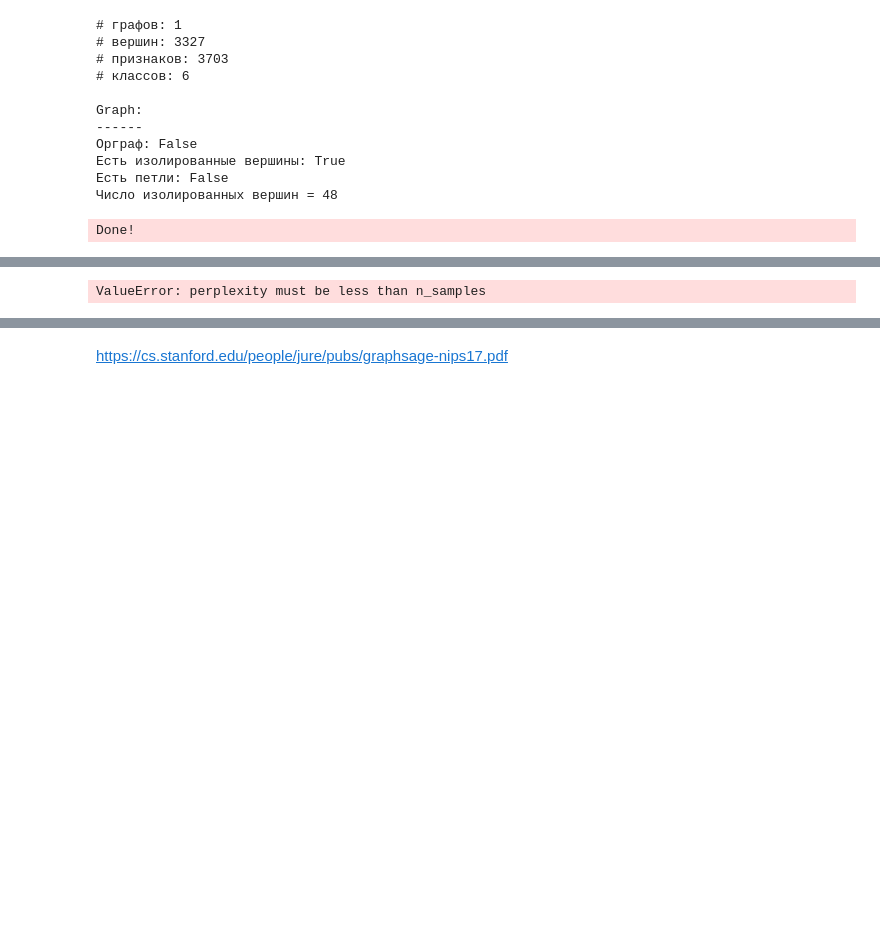
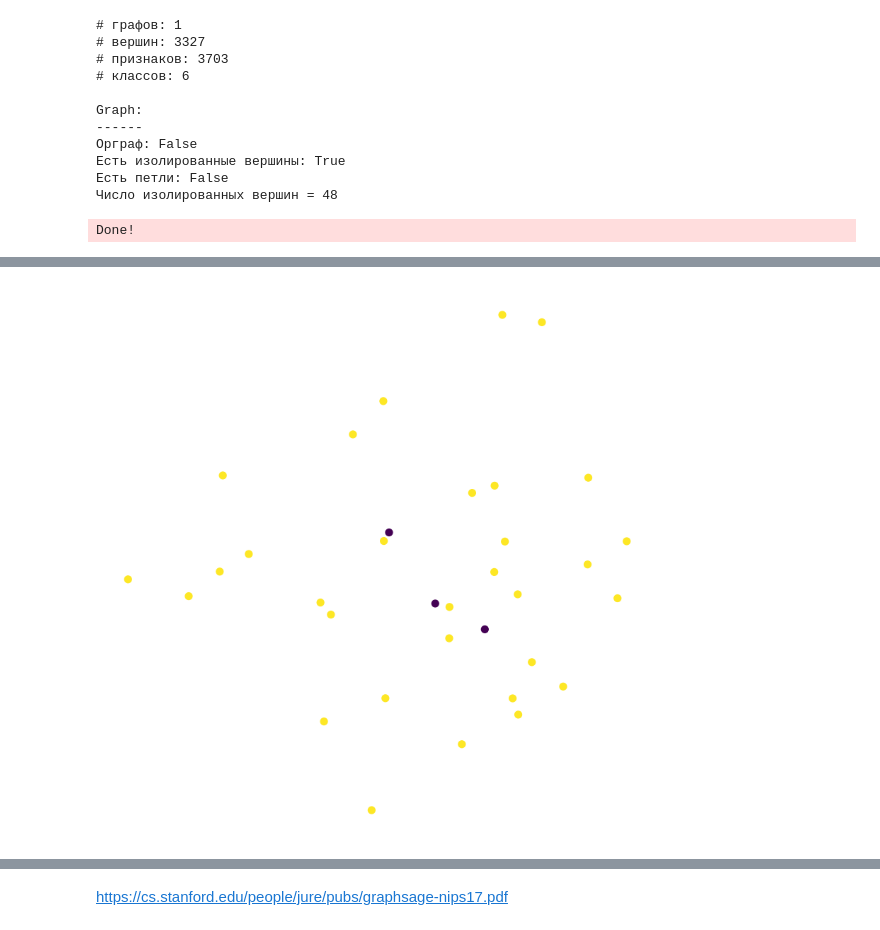
Before and after one commit to TAUforPython/machinelearning, a Jupyter notebook: example NN GCN GAT.ipynb, the cells around one changed output, grey strips where cells are left out. Drawn from its saved outputs; the diff is of its cells as text; code cells hidden in the pictures; blank space fills up the shorter version.

```diff
--- a/example NN GCN GAT.ipynb
+++ b/example NN GCN GAT.ipynb
@@ -422,7 +544,7 @@ def test(model, data):
 %%time
 
 #gcn = GCN(dataset.num_features, 16, dataset.num_classes)
-gcn = GCN(1, 16, 1)
+gcn = GCN(data.x.size()[0], 16, dataset.num_classes)
 print(gcn)
 
 train(gcn, data)
@@ -445,7 +567,7 @@ Wall time: 84.7 ms
 %%time
 
 #gat = GAT(dataset.num_features, 8, dataset.num_classes)
-gat = GAT(1,16,1)
+gat = GAT(data.x.size()[0],16, dataset.num_classes)
 print(gat)
 train(gat, data)
 acc = test(gat, data)
@@ -465,20 +587,20 @@ Wall time: 140 ms
 # %%
-#untrained_gat = GAT(dataset.num_features, 8, dataset.num_classes)
-untrained_gat = GAT(1, 8, 1)
+untrained_gat = GAT(data.x.size()[0],16, dataset.num_classes)
+
 
 # Get embeddings
 h, _ = untrained_gat(data.x, data.edge_index)
 
 
 tsne = TSNE(n_components=2, learning_rate='auto',
          init='pca').fit_transform(h.detach())
 
 plt.figure(figsize=(10, 10))
 plt.axis('off')
 plt.scatter(tsne[:, 0], tsne[:, 1], s=50, c=data.y)
 plt.show()
 # %% [output]
-ValueError: perplexity must be less than n_samples
+[figure, added]
 # %%
 h, _ = gat(data.x, data.edge_index)
 
```
Also changed, not shown: parts of 26 cells of this notebook.
